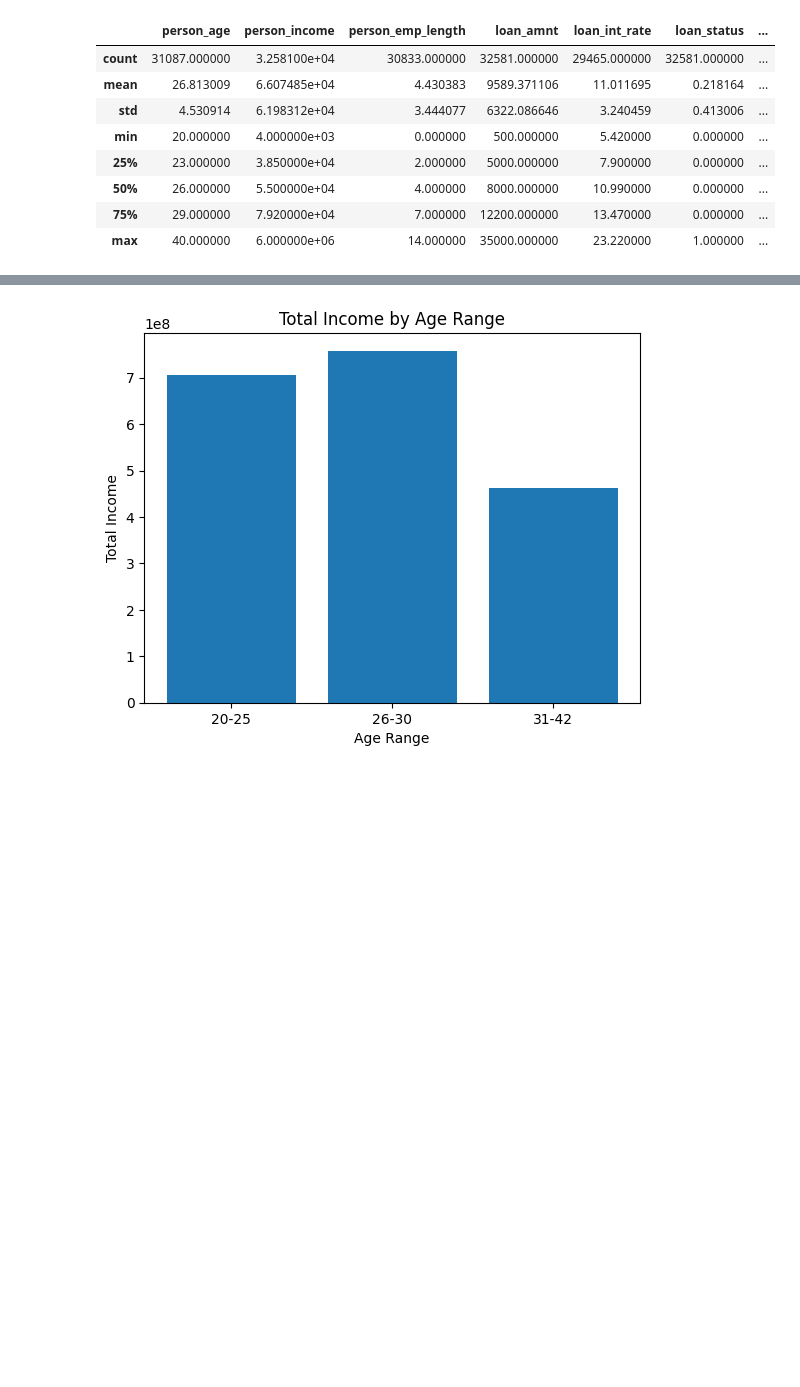
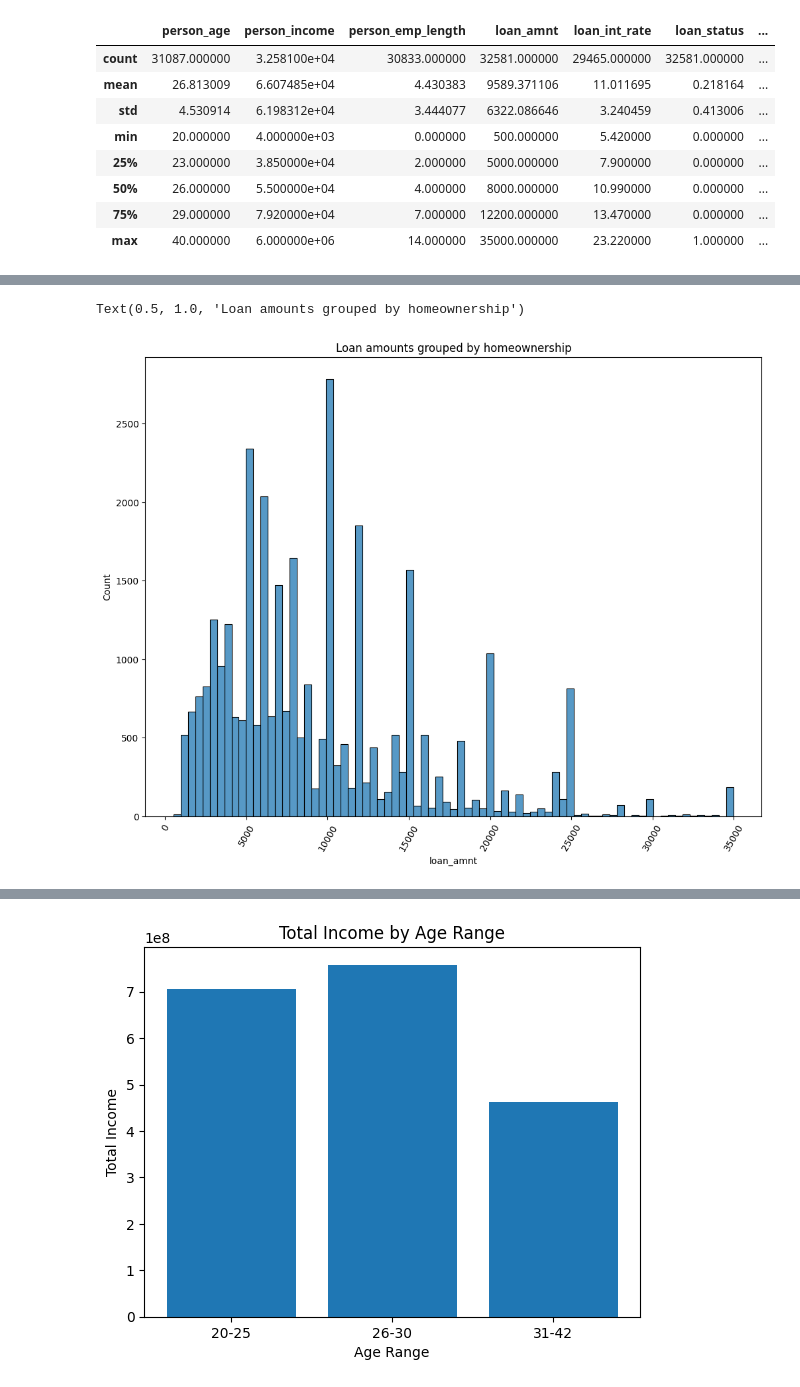
Before and after one commit to Wairioko/Credit-risk-analysis, a Jupyter notebook: Credit-Risk.ipynb, the cells around one changed output, grey strips where cells are left out. Cells and saved outputs as stored; diff of their text form; code cells hidden in the pictures; blank space fills up the shorter version.

```diff
--- a/Credit-Risk.ipynb
+++ b/Credit-Risk.ipynb
@@ -54,0 +84,10 @@ credit_risk_data.describe()
+# %%
+# loan amount distribution
+plt.figure(figsize=(12,9))
+sns.histplot(credit_risk_data, x='loan_amnt')
+# sns.boxplot()
+plt.xticks(rotation=60)
+plt.title('Loan amounts grouped by homeownership')
+# %% [output]
+Text(0.5, 1.0, 'Loan amounts grouped by homeownership')
+[figure, added]
```
Also changed, not shown: parts of 8 cells of this notebook.
